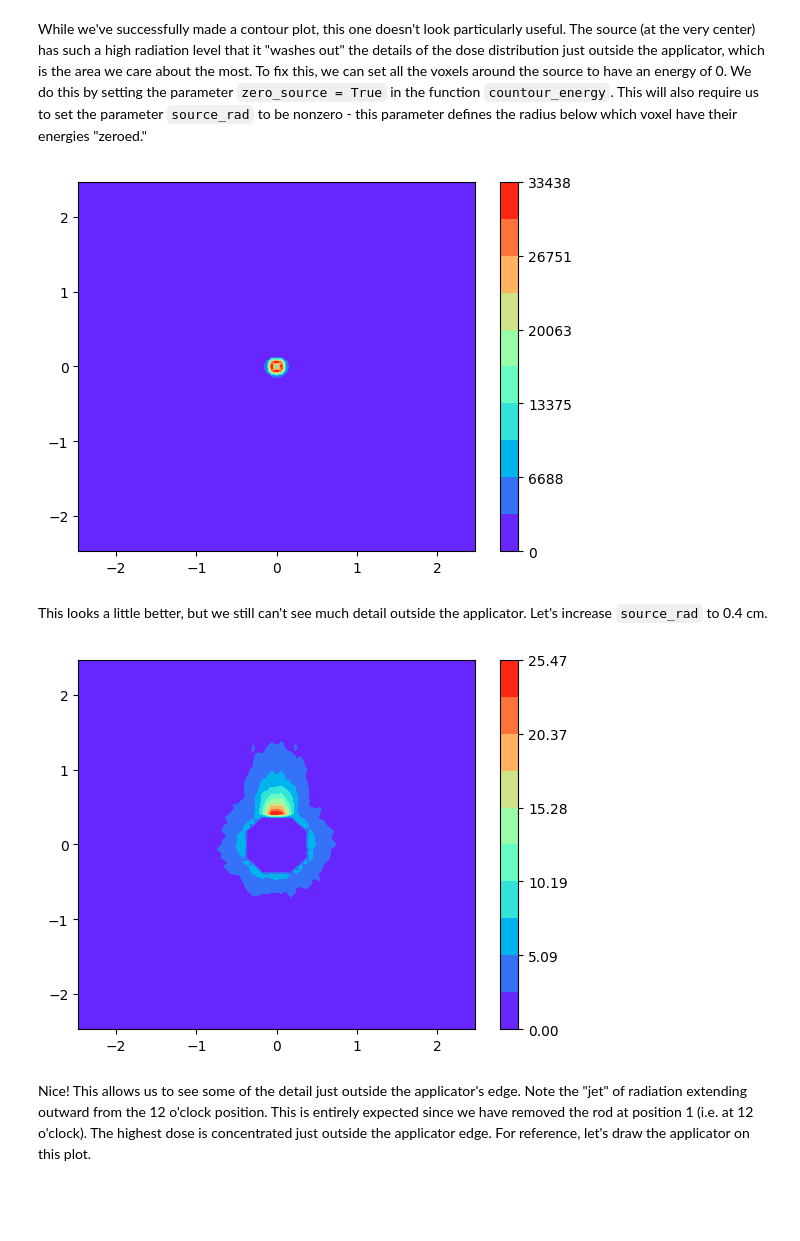
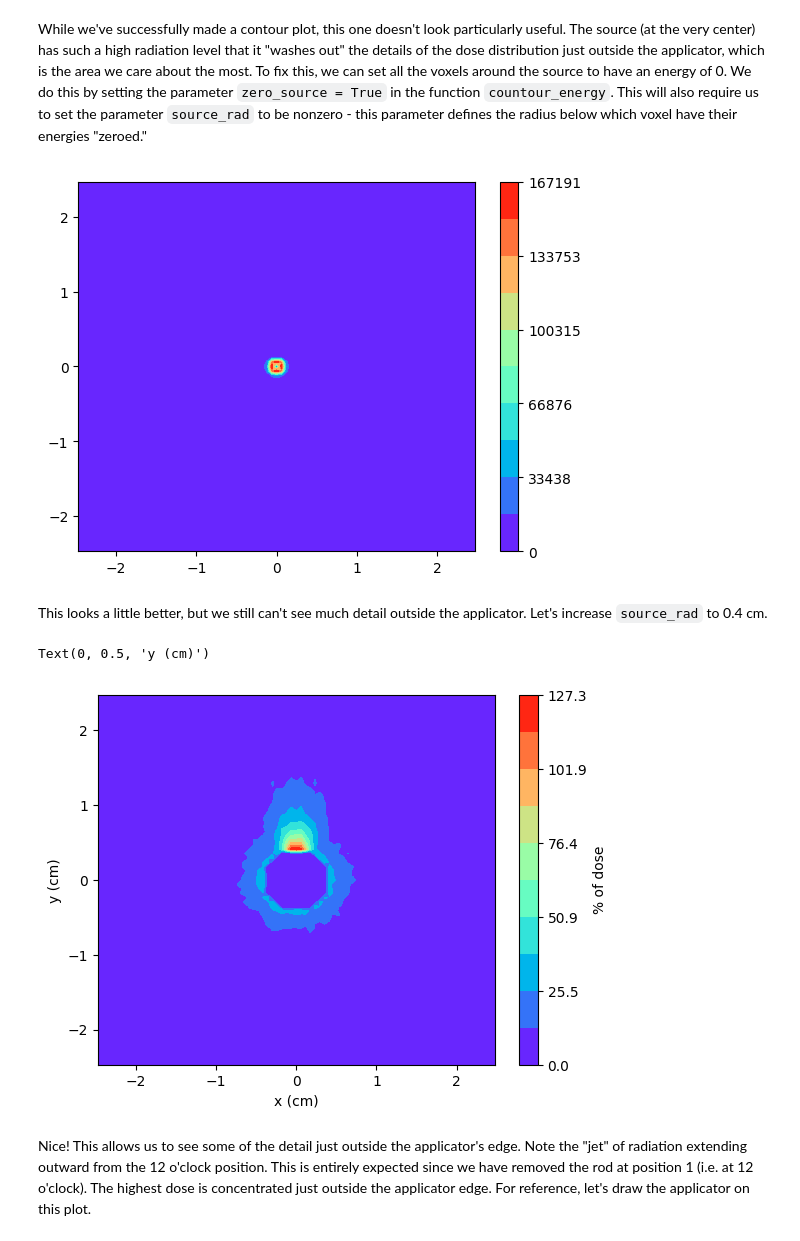
Before and after one commit to seandiscovery/modulated_shielding, a Jupyter notebook: mosh_tutorial.ipynb, the cells around one changed output. Drawn from its saved outputs; the diff is of its cells as text; code cells hidden in the pictures; blank space fills up the shorter version.

```diff
--- a/mosh_tutorial.ipynb
+++ b/mosh_tutorial.ipynb
@@ -63,7 +63,8 @@ rngY = (-2.5, 2.5)
 When we obtain an output file from TOPAS, one of the first things we want to do is generate a contour plot from the data. This allows us to visualize the radiation distribution from our source and brachytherapy applicator. The next few cells will walk you through the basic steps necessary to set up a contour plot.
 # %%
 # Replace this link with the file path to 5rods_12oclock_open_1e7_85bins_2.5cmHL.csv on your local computer
-mosh = "/Users/seanmullane/Desktop/Research_2023/August_outputs/Results_08_10_5rod_6rod/5rods_12oclock_open_1e7_85bins_2.5cmHL.csv"
+#mosh = "/Users/seanmullane/Desktop/Research_2023/August_outputs/Results_08_10_5rod_6rod/5rods_12oclock_open_1e7_85bins_2.5cmHL.csv"
+mosh = "/Users/seanmullane/Desktop/Research_2025/thesis/dose_library_figs/results/5rods_position1-open_1e7_85bins_2.5cmHL.csv"
 
 # First, we need to determine the x-y plane in which we want to plot
 # We usually plot in the plane of the source capsule - i.e. where the dose will be highest
@@ -75,7 +76,8 @@ source_plane = cm_to_voxel(np.array(source_transZ_mosh), bins_mosh, lattice_mosh
 dose_energy, dose_voxel = extract_norm_energy(mosh, source_plane, const_axis, dose_point, bins_mosh, lattice_mosh)
 
 # Before continuing, we'll set the dose we want delivered to the dose point
-dose = 20 # Gy
+#dose = 20 # Gy
+dose = 100 # % of prescription dose
 # %%
 # Now that we have the energy at the dose point, we can generate the arrays necessary to make a contour plot
 # This function has a lot of input parameters - see the file plotting_functions.py for an explanation of each!
@@ -109,7 +115,7 @@ fig1, ax1 = plt.subplots()
 contour1 = ax1.contourf(Xv, Yv, energy1, locator=ticker.LinearLocator(), norm="linear", cmap="rainbow")
 cbar1 = fig1.colorbar(contour1)
 # %% [output]
-[figure, old version]
+[figure, new version]
 # %% [markdown]
 This looks a little better, but we still can't see much detail outside the applicator. Let's increase `source_rad` to 0.4 cm.
 # %%
@@ -119,10 +125,13 @@ X, Y, energy2, std_dev = contour_energy(mosh, (bins_mosh, bins_mosh), dose_grid_
 # %%
 fig2, ax2 = plt.subplots()
 
 contour2 = ax2.contourf(Xv, Yv, energy2, locator=ticker.LinearLocator(), norm="linear", cmap="rainbow")
-cbar2 = fig2.colorbar(contour2)
+cbar2 = fig2.colorbar(contour2, label="% of dose")
+ax2.set_xlabel("x (cm)")
+ax2.set_ylabel("y (cm)")
 # %% [output]
+Text(0, 0.5, 'y (cm)')
-[figure, old version]
+[figure, new version]
 # %% [markdown]
 Nice! This allows us to see some of the detail just outside the applicator's edge. Note the "jet" of radiation extending outward from the 12 o'clock position. This is entirely expected since we have removed the rod at position 1 (i.e. at 12 o'clock). The highest dose is concentrated just outside the applicator edge. For reference, let's draw the applicator on this plot.
 # %%
```
Also changed, not shown: parts of 1 cell of this notebook, 1 other file.
